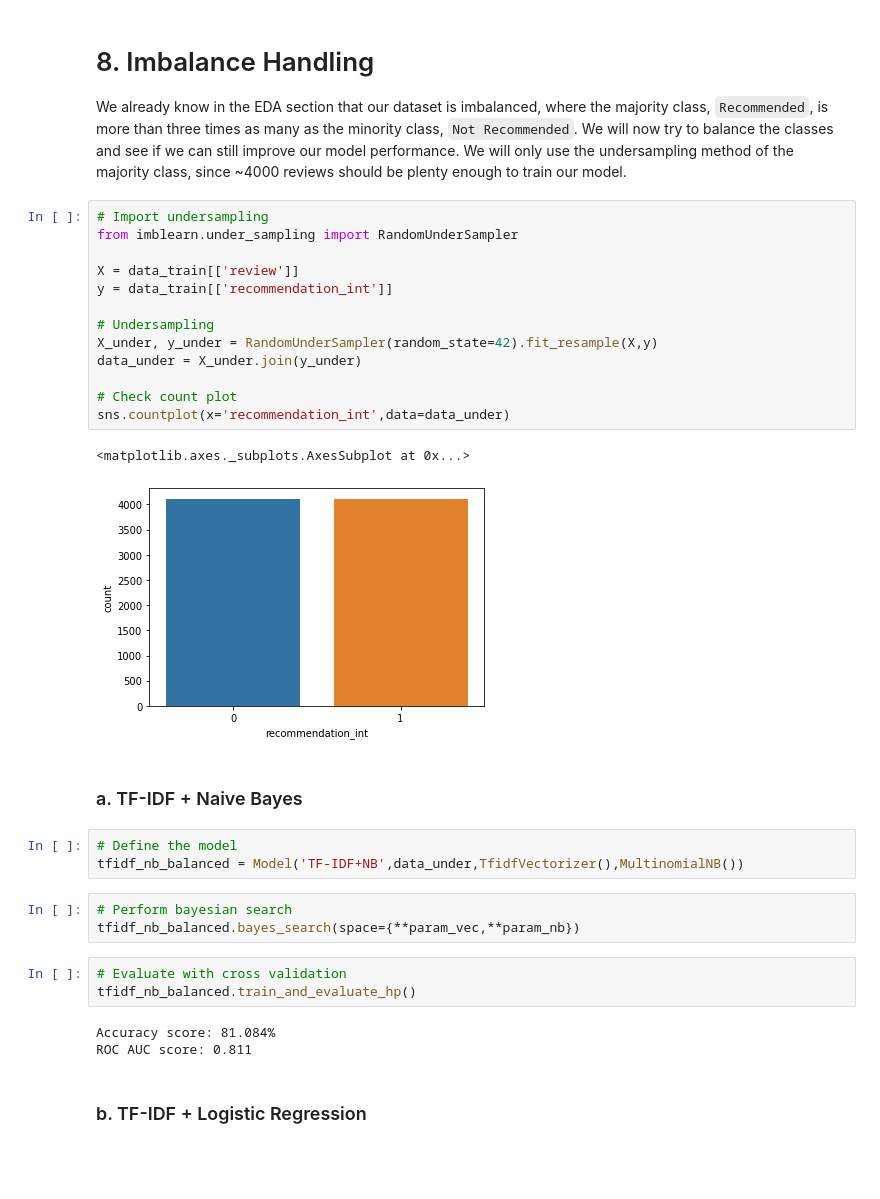
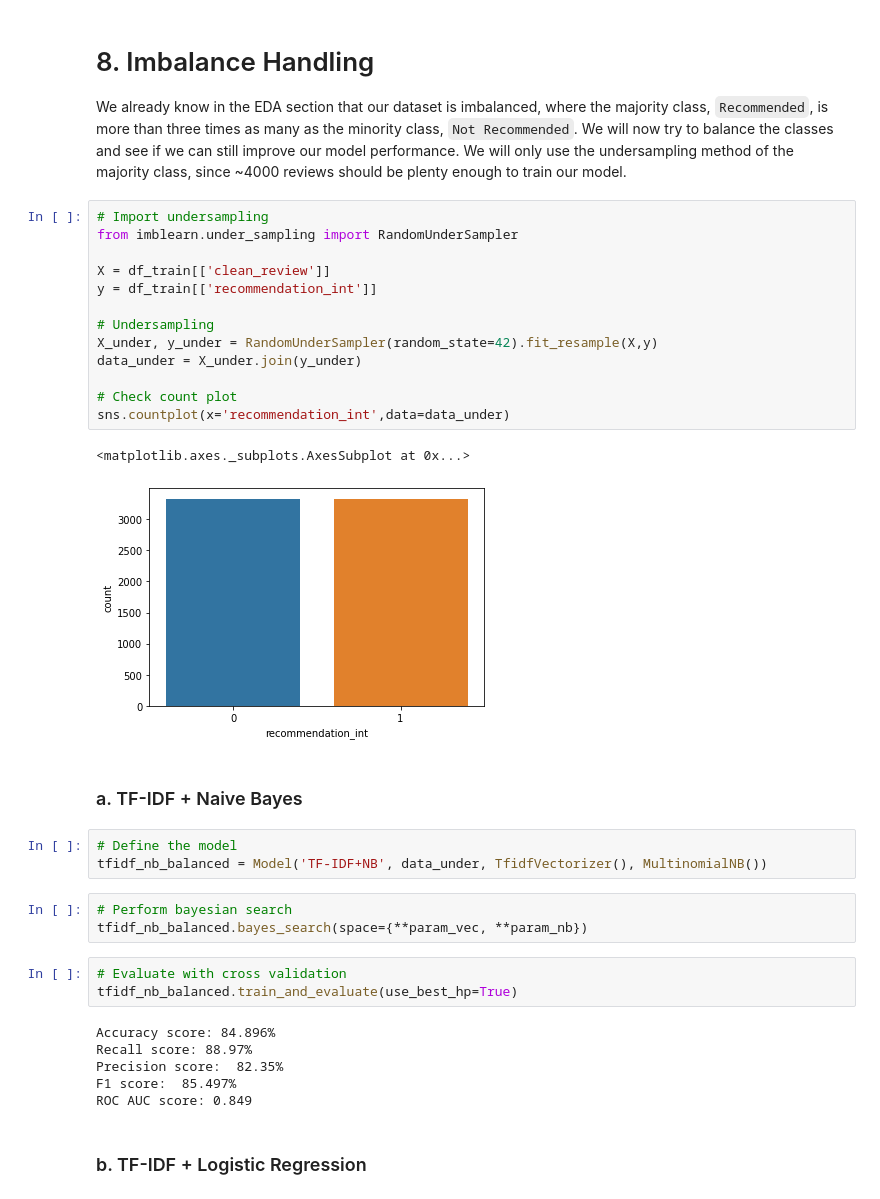
Before and after one commit to mrafifrbbn/steam-reviews-2.0, a Jupyter notebook: steam_reviews_code.ipynb, the cells around one changed output. Drawn from its saved outputs; the diff is of its cells as text; blank space fills up the shorter version.

```diff
--- a/steam_reviews_code.ipynb
+++ b/steam_reviews_code.ipynb
@@ -1551,33 +1527,36 @@ We already know in the EDA section that our dataset is imbalanced, where the maj
 # %%
 # Import undersampling
 from imblearn.under_sampling import RandomUnderSampler
 
-X = data_train[['review']]
-y = data_train[['recommendation_int']]
+X = df_train[['clean_review']]
+y = df_train[['recommendation_int']]
 
 # Undersampling
 X_under, y_under = RandomUnderSampler(random_state=42).fit_resample(X,y)
 data_under = X_under.join(y_under)
 
 # Check count plot
 sns.countplot(x='recommendation_int',data=data_under)
 # %% [output]
 <matplotlib.axes._subplots.AxesSubplot at 0x...>
-[figure, old version]
+[figure, new version]
 # %% [markdown]
 ### a. TF-IDF + Naive Bayes
 # %%
 # Define the model
-tfidf_nb_balanced = Model('TF-IDF+NB',data_under,TfidfVectorizer(),MultinomialNB())
+tfidf_nb_balanced = Model('TF-IDF+NB', data_under, TfidfVectorizer(), MultinomialNB())
 # %%
 # Perform bayesian search
-tfidf_nb_balanced.bayes_search(space={**param_vec,**param_nb})
+tfidf_nb_balanced.bayes_search(space={**param_vec, **param_nb})
 # %%
 # Evaluate with cross validation
-tfidf_nb_balanced.train_and_evaluate_hp()
+tfidf_nb_balanced.train_and_evaluate(use_best_hp=True)
 # %% [output]
-Accuracy score: 81.084%
-ROC AUC score: 0.811
+Accuracy score: 84.896%
+Recall score: 88.97%
+Precision score:  82.35%
+F1 score:  85.497%
+ROC AUC score: 0.849
 # %% [markdown]
 ### b. TF-IDF + Logistic Regression
 # %%
```
Also changed, not shown: parts of 36 cells of this notebook.
